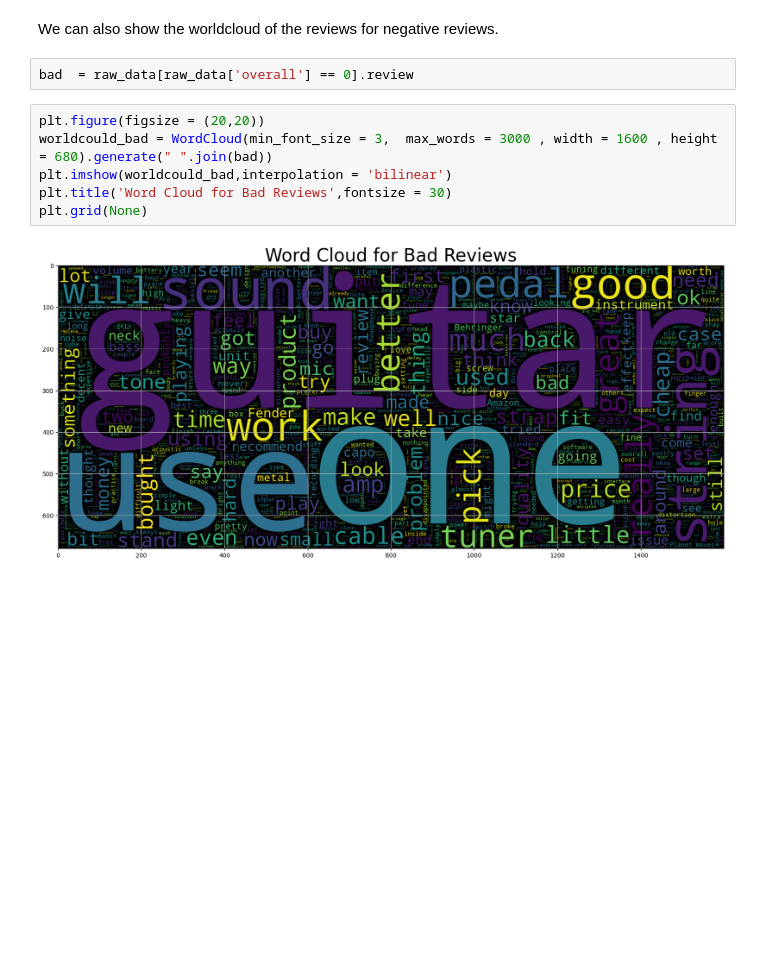
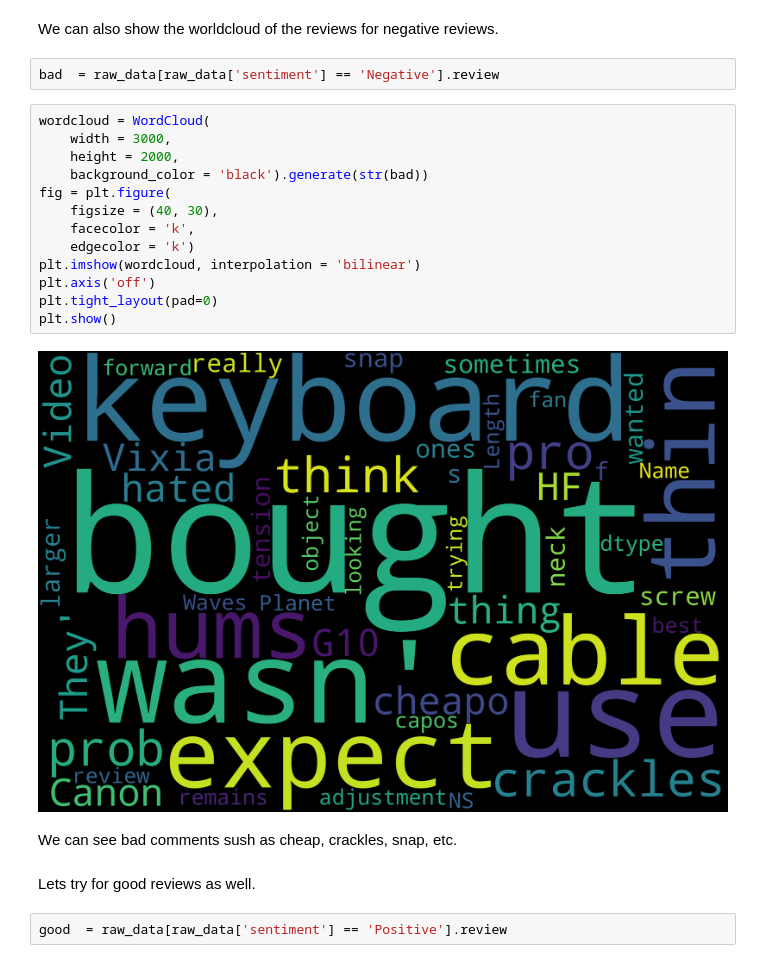
Before and after one commit to TonioElPuebloSchool/SAAR_NLP, a Jupyter notebook: 1_Exploratory_Data_Analysis.ipynb, the cells around one changed output. Drawn from its saved outputs; the diff is of its cells as text; blank space fills up the shorter version.

```diff
--- a/1_Exploratory_Data_Analysis.ipynb
+++ b/1_Exploratory_Data_Analysis.ipynb
@@ -106,12 +125,25 @@ plt.show()
 # %% [markdown]
 We can also show the worldcloud of the reviews for negative reviews.
 # %%
-bad  = raw_data[raw_data['overall'] == 0].review
+bad  = raw_data[raw_data['sentiment'] == 'Negative'].review
-# %%
-plt.figure(figsize = (20,20))
-worldcould_bad = WordCloud(min_font_size = 3,  max_words = 3000 , width = 1600 , height = 680).generate(" ".join(bad))
-plt.imshow(worldcould_bad,interpolation = 'bilinear')
-plt.title('Word Cloud for Bad Reviews',fontsize = 30)
-plt.grid(None)
-# %% [output]
-[figure, removed]
+# %%
+wordcloud = WordCloud(
+    width = 3000,
+    height = 2000,
+    background_color = 'black').generate(str(bad))
+fig = plt.figure(
+    figsize = (40, 30),
+    facecolor = 'k',
+    edgecolor = 'k')
+plt.imshow(wordcloud, interpolation = 'bilinear')
+plt.axis('off')
+plt.tight_layout(pad=0)
+plt.show()
+# %% [output]
+[figure, added]
+# %% [markdown]
+We can see bad comments sush as cheap, crackles, snap, etc.
+# %% [markdown]
+Lets try for good reviews as well.
+# %%
+good  = raw_data[raw_data['sentiment'] == 'Positive'].review
```
Also changed, not shown: parts of 10 cells of this notebook, 7 other files.
